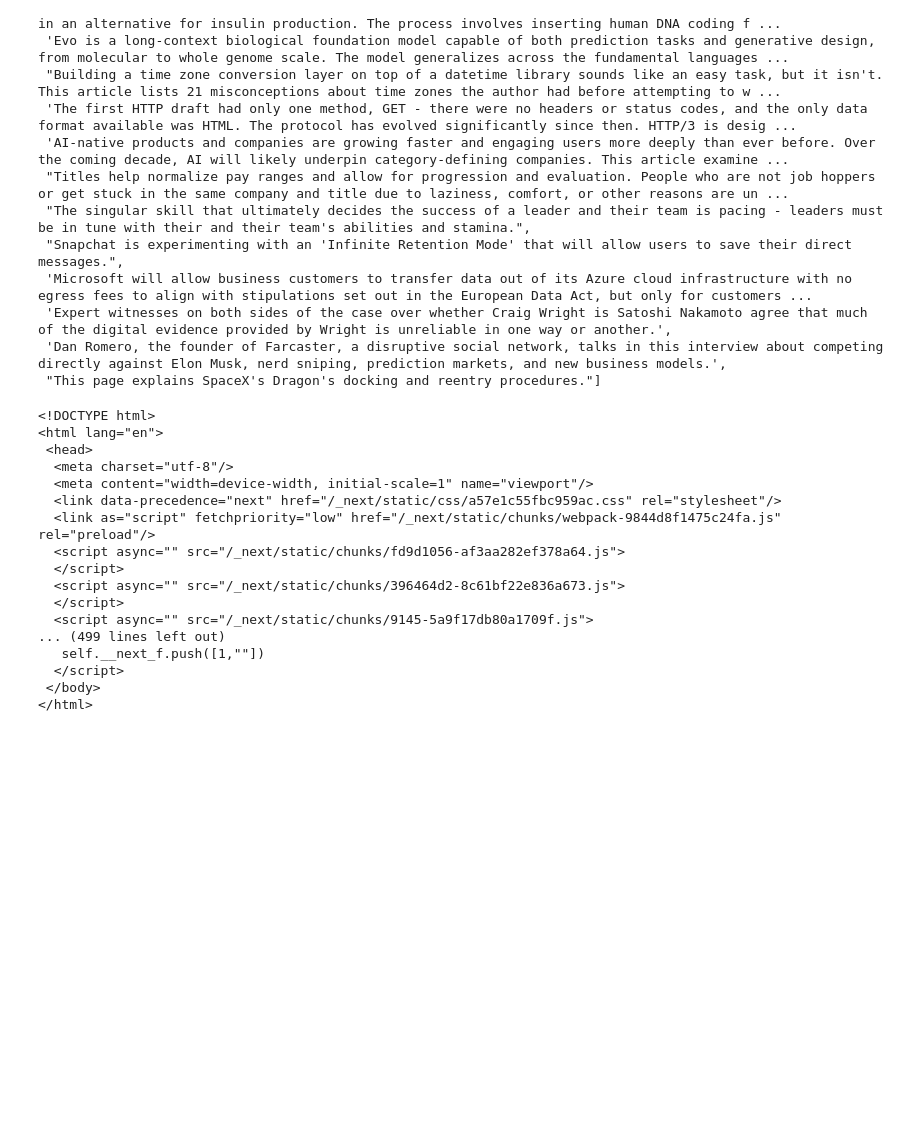
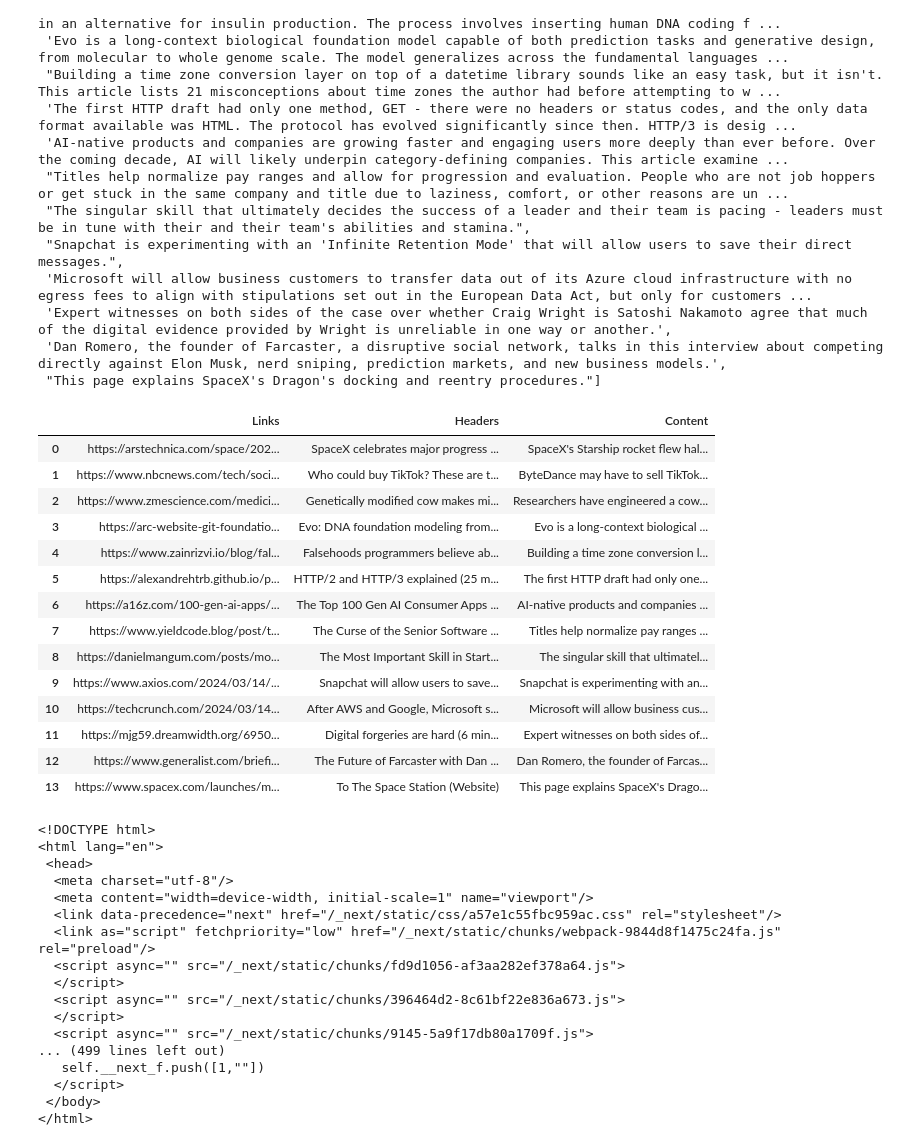
Before and after one commit to SP-SEED/SEEDNewsletter, a Jupyter notebook: tldr-scraper/web-scrapper/webScrapper.ipynb, the cells around one changed output. Drawn from its saved outputs; the diff is of its cells as text; code cells hidden in the pictures; blank space fills up the shorter version.

```diff
--- a/tldr-scraper/web-scrapper/webScrapper.ipynb
+++ b/tldr-scraper/web-scrapper/webScrapper.ipynb
@@ -79,6 +79,29 @@ actual_content
  'Expert witnesses on both sides of the case over whether Craig Wright is Satoshi Nakamoto agree that much of the digital evidence provided by Wright is unreliable in one way or another.',
  'Dan Romero, the founder of Farcaster, a disruptive social network, talks in this interview about competing directly against Elon Musk, nerd sniping, prediction markets, and new business models.',
  "This page explains SpaceX's Dragon's docking and reentry procedures."]
+# %%
+MainDataFrame = pd.DataFrame({
+    "Links":actual_web_links_individual_TLDR,
+    "Headers":actual_headers,
+    "Content":actual_content})
+# %%
+MainDataFrame
+# %% [output]
+|  | Links | Headers | Content |
+| 0 | https://arstechnica.com/space/202... | SpaceX celebrates major progress ... | SpaceX's Starship rocket flew hal... |
+| 1 | https://www.nbcnews.com/tech/soci... | Who could buy TikTok? These are t... | ByteDance may have to sell TikTok... |
+| 2 | https://www.zmescience.com/medici... | Genetically modified cow makes mi... | Researchers have engineered a cow... |
+| 3 | https://arc-website-git-foundatio... | Evo: DNA foundation modeling from... | Evo is a long-context biological ... |
+| 4 | https://www.zainrizvi.io/blog/fal... | Falsehoods programmers believe ab... | Building a time zone conversion l... |
+| 5 | https://alexandrehtrb.github.io/p... | HTTP/2 and HTTP/3 explained (25 m... | The first HTTP draft had only one... |
+| 6 | https://a16z.com/100-gen-ai-apps/... | The Top 100 Gen AI Consumer Apps ... | AI-native products and companies ... |
+| 7 | https://www.yieldcode.blog/post/t... | The Curse of the Senior Software ... | Titles help normalize pay ranges ... |
+| 8 | https://danielmangum.com/posts/mo... | The Most Important Skill in Start... | The singular skill that ultimatel... |
+| 9 | https://www.axios.com/2024/03/14/... | Snapchat will allow users to save... | Snapchat is experimenting with an... |
+| 10 | https://techcrunch.com/2024/03/14... | After AWS and Google, Microsoft s... | Microsoft will allow business cus... |
+| 11 | https://mjg59.dreamwidth.org/6950... | Digital forgeries are hard (6 min... | Expert witnesses on both sides of... |
+| 12 | https://www.generalist.com/briefi... | The Future of Farcaster with Dan ... | Dan Romero, the founder of Farcas... |
+| 13 | https://www.spacex.com/launches/m... | To The Space Station (Website) | This page explains SpaceX's Drago... |
 # %%
 print(individual_TLDR.prettify())
 # %% [output]
```
Also changed, not shown: parts of 6 cells of this notebook.
